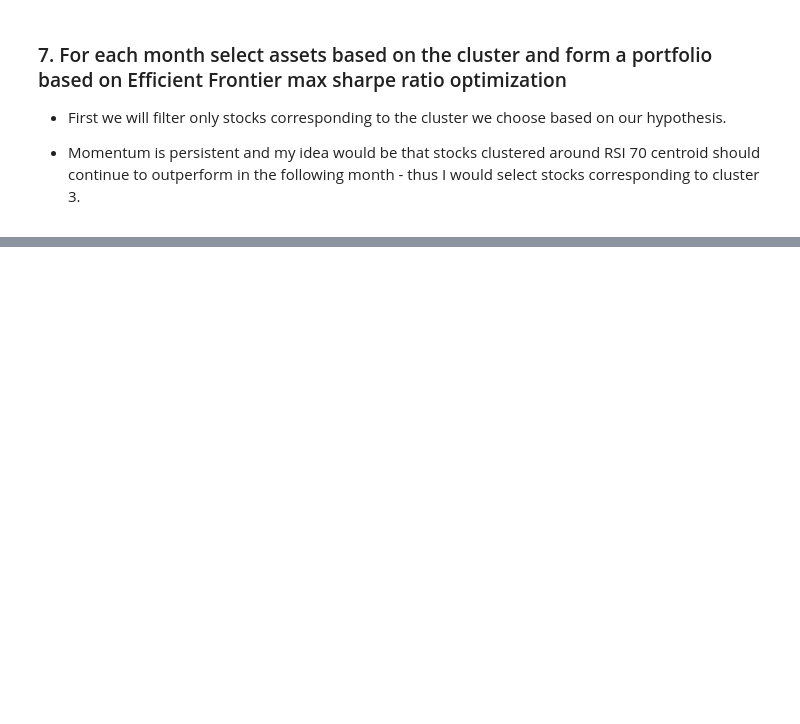
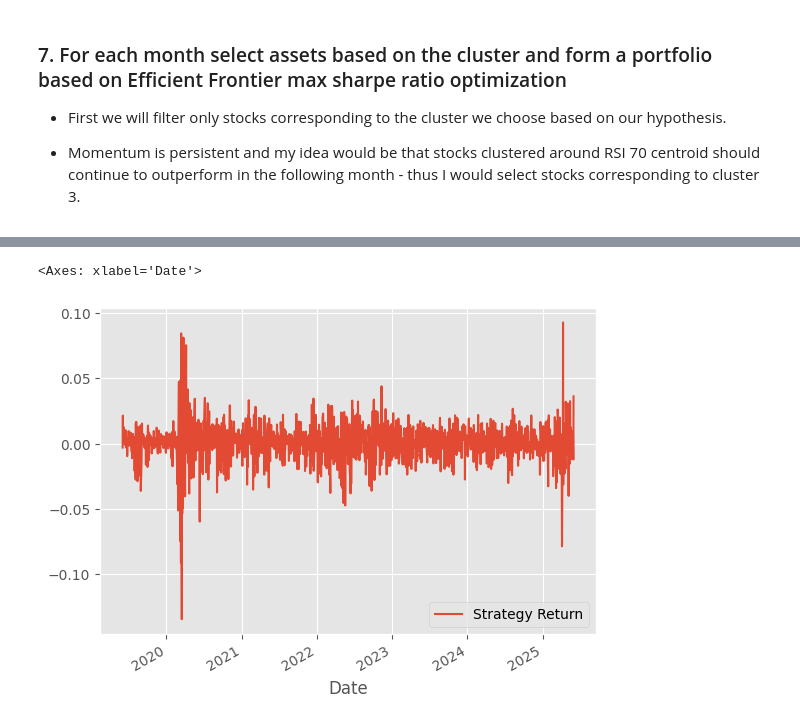
Before and after one commit to Juanes-xd/Proyecto-InfraestructirasParalelas, a Jupyter notebook: Project1.ipynb, the cells around one changed output, grey strips where cells are left out. Cells and saved outputs as stored; diff of their text form; code cells hidden in the pictures; blank space fills up the shorter version.

```diff
--- a/Project1.ipynb
+++ b/Project1.ipynb
@@ -594,0 +641,21 @@ fixed_dates
+# %%
+from pypfopt.efficient_frontier import EfficientFrontier
+from pypfopt import risk_models
+from pypfopt import expected_returns
+
+def optimize_weights(prices, lower_bound=0):
+
+    returns = expected_returns.mean_historical_return(prices=prices,
+                                                      frequency=252)
+
+    cov = risk_models.sample_cov(prices=prices,
+                                 frequency=252)
+
+    ef = EfficientFrontier(expected_returns=returns,
+                           cov_matrix=cov,
+                           weight_bounds=(lower_bound, .1),
+                           solver='SCS')
+
+    weights = ef.max_sharpe()
+
+    return ef.clean_weights()
@@ -594,0 +664,9 @@ fixed_dates
+# %%
+stocks = data.index.get_level_values('ticker').unique().tolist()
+
+new_df = yf.download(tickers=stocks,
+                     start=data.index.get_level_values('date').unique()[0]-pd.DateOffset(months=12),
+                     end=data.index.get_level_values('date').unique()[-1],
+                      auto_adjust=False)
+
+new_df
@@ -594,0 +811,5 @@ fixed_dates
+# %%
+portfolio_df.plot()
+# %% [output]
+<Axes: xlabel='Date'>
+[figure, added]
```
Also changed, not shown: parts of 22 cells of this notebook.
